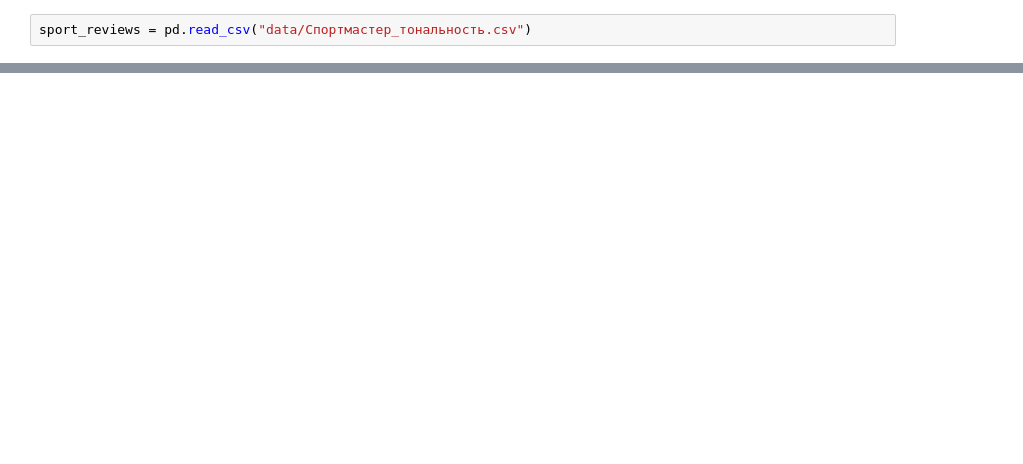
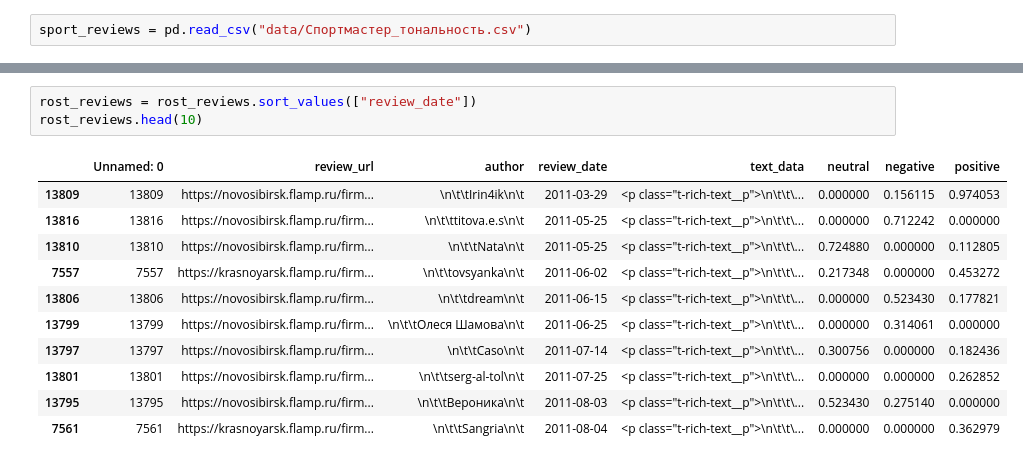
Before and after one commit to DieNice/acsi-notebooks, a Jupyter notebook: reviews-notebook.ipynb, the cells around one changed output, grey strips where cells are left out. Saved outputs shown, nothing was run; the diff lists cells and outputs as text; blank space fills up the shorter version.

```diff
--- a/reviews-notebook.ipynb
+++ b/reviews-notebook.ipynb
@@ -62,0 +62,15 @@ rost_reviews.head(10)
+# %%
+rost_reviews = rost_reviews.sort_values(["review_date"])
+rost_reviews.head(10)
+# %% [output]
+|  | Unnamed: 0 | review_url | author | review_date | text_data | neutral | negative | positive |
+| 13809 | 13809 | https://novosibirsk.flamp.ru/firm... | \n\t\tIrin4ik\n\t | 2011-03-29 | <p class="t-rich-text__p">\n\t\t\... | 0.000000 | 0.156115 | 0.974053 |
+| 13816 | 13816 | https://novosibirsk.flamp.ru/firm... | \n\t\ttitova.e.s\n\t | 2011-05-25 | <p class="t-rich-text__p">\n\t\t\... | 0.000000 | 0.712242 | 0.000000 |
+| 13810 | 13810 | https://novosibirsk.flamp.ru/firm... | \n\t\tNata\n\t | 2011-05-25 | <p class="t-rich-text__p">\n\t\t\... | 0.724880 | 0.000000 | 0.112805 |
+| 7557 | 7557 | https://krasnoyarsk.flamp.ru/firm... | \n\t\tovsyanka\n\t | 2011-06-02 | <p class="t-rich-text__p">\n\t\t\... | 0.217348 | 0.000000 | 0.453272 |
+| 13806 | 13806 | https://novosibirsk.flamp.ru/firm... | \n\t\tdreаm\n\t | 2011-06-15 | <p class="t-rich-text__p">\n\t\t\... | 0.000000 | 0.523430 | 0.177821 |
+| 13799 | 13799 | https://novosibirsk.flamp.ru/firm... | \n\t\tОлеся Шамова\n\t | 2011-06-25 | <p class="t-rich-text__p">\n\t\t\... | 0.000000 | 0.314061 | 0.000000 |
+| 13797 | 13797 | https://novosibirsk.flamp.ru/firm... | \n\t\tCaso\n\t | 2011-07-14 | <p class="t-rich-text__p">\n\t\t\... | 0.300756 | 0.000000 | 0.182436 |
+| 13801 | 13801 | https://novosibirsk.flamp.ru/firm... | \n\t\tserg-al-tol\n\t | 2011-07-25 | <p class="t-rich-text__p">\n\t\t\... | 0.000000 | 0.000000 | 0.262852 |
+| 13795 | 13795 | https://novosibirsk.flamp.ru/firm... | \n\t\tВероника\n\t | 2011-08-03 | <p class="t-rich-text__p">\n\t\t\... | 0.523430 | 0.275140 | 0.000000 |
+| 7561 | 7561 | https://krasnoyarsk.flamp.ru/firm... | \n\t\tSangria\n\t | 2011-08-04 | <p class="t-rich-text__p">\n\t\t\... | 0.000000 | 0.000000 | 0.362979 |
```
Also changed, not shown: parts of 13 cells of this notebook, 1 other file.
